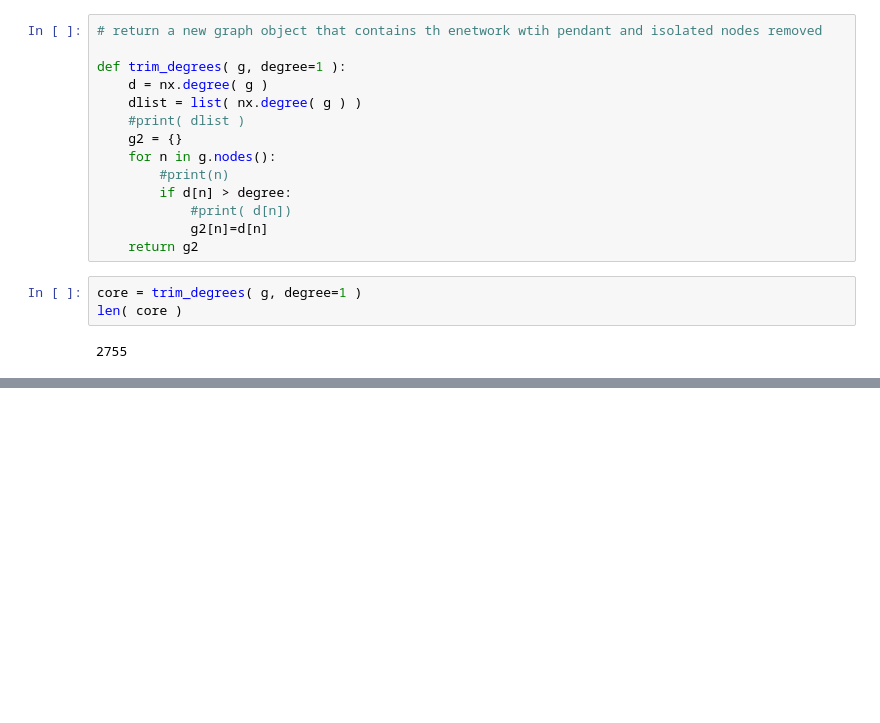
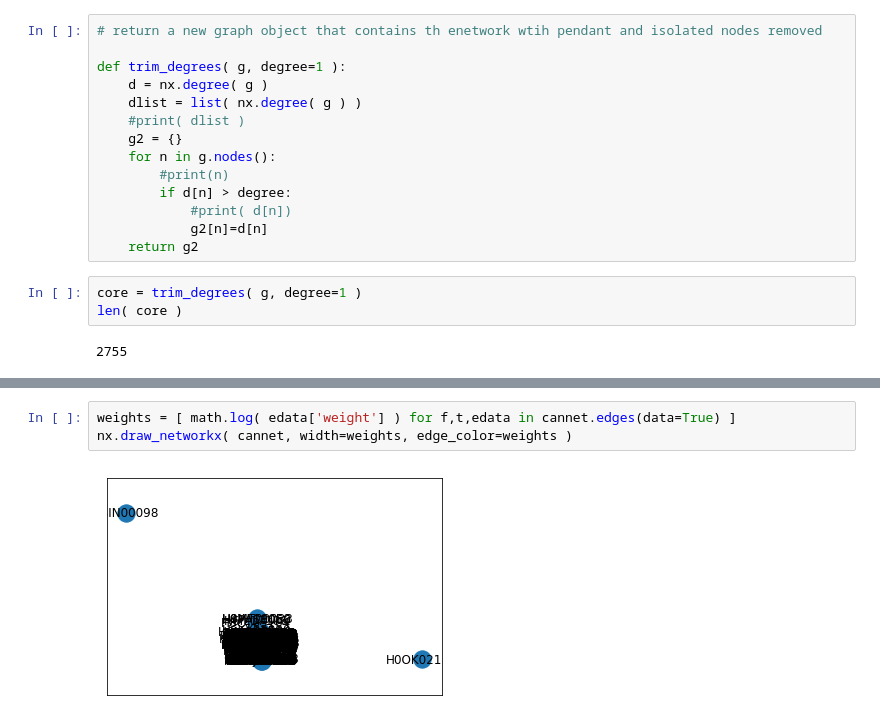
Before and after one commit to SmilodonCub/DATA620, a Jupyter notebook: Social_Network_Analysis_4Startups.ipynb, the cells around one changed output, grey strips where cells are left out. Saved outputs shown, nothing was run; the diff lists cells and outputs as text; blank space fills up the shorter version.

```diff
--- a/Social_Network_Analysis_4Startups.ipynb
+++ b/Social_Network_Analysis_4Startups.ipynb
@@ -719,0 +809,5 @@ cliques
+# %%
+weights = [ math.log( edata['weight'] ) for f,t,edata in cannet.edges(data=True) ]
+nx.draw_networkx( cannet, width=weights, edge_color=weights )
+# %% [output]
+[figure, added]
```
Also changed, not shown: parts of 115 cells of this notebook.
